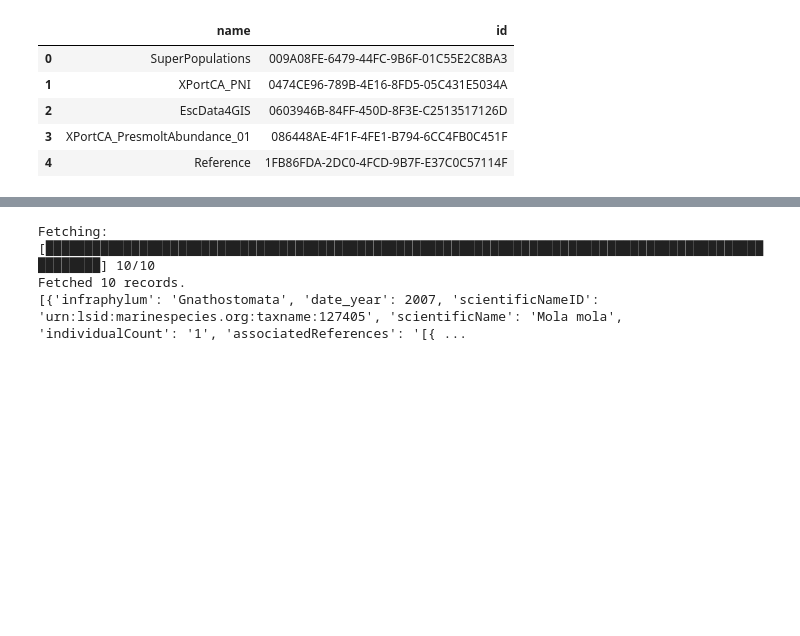
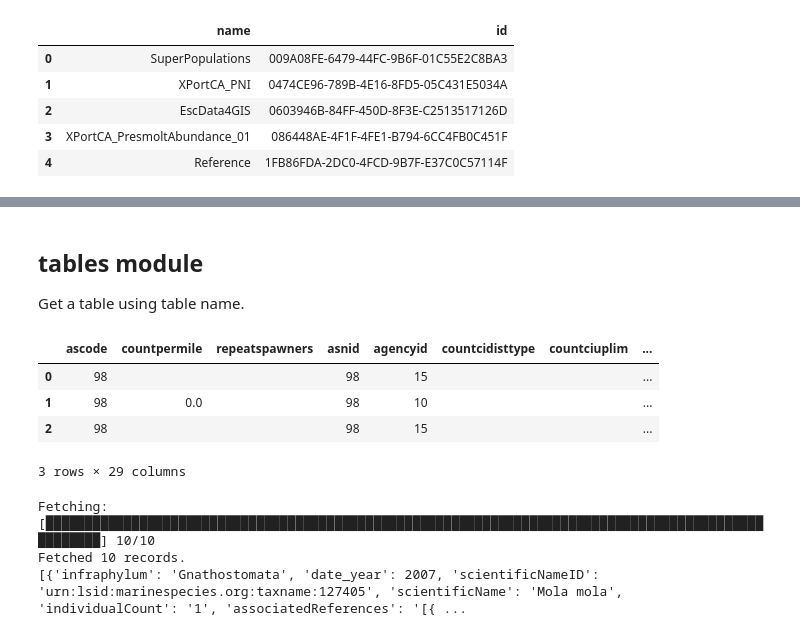
Before and after one commit to noaa-nwfsc/pycax, a Jupyter notebook: notebooks/usage_guide.ipynb, the cells around one changed output, grey strips where cells are left out. Drawn from its saved outputs; the diff is of its cells as text; code cells hidden in the pictures; blank space fills up the shorter version.

Commit message:
added datasets and tables

```diff
--- a/notebooks/usage_guide.ipynb
+++ b/notebooks/usage_guide.ipynb
@@ -61,3 +43,16 @@ Example Usage
+# %% [markdown]
+## tables module
+
+Get a table using table name.
+# %%
+res = pycax.tables.getdf('EscData', qargs= {'limit': 3})
+res
+# %% [output]
+|  | ascode | countpermile | repeatspawners | asnid | agencyid | countcidisttype | countciuplim | ... |
+| 0 | 98 |  |  | 98 | 15 |  |  | ... |
+| 1 | 98 | 0.0 |  | 98 | 10 |  |  | ... |
+| 2 | 98 |  |  | 98 | 15 |  |  | ... |
+3 rows × 29 columns
 # %%
 import pandas as pd
 from pyobis.occurrences import OccQuery
```
Also changed, not shown: parts of 4 cells of this notebook.
